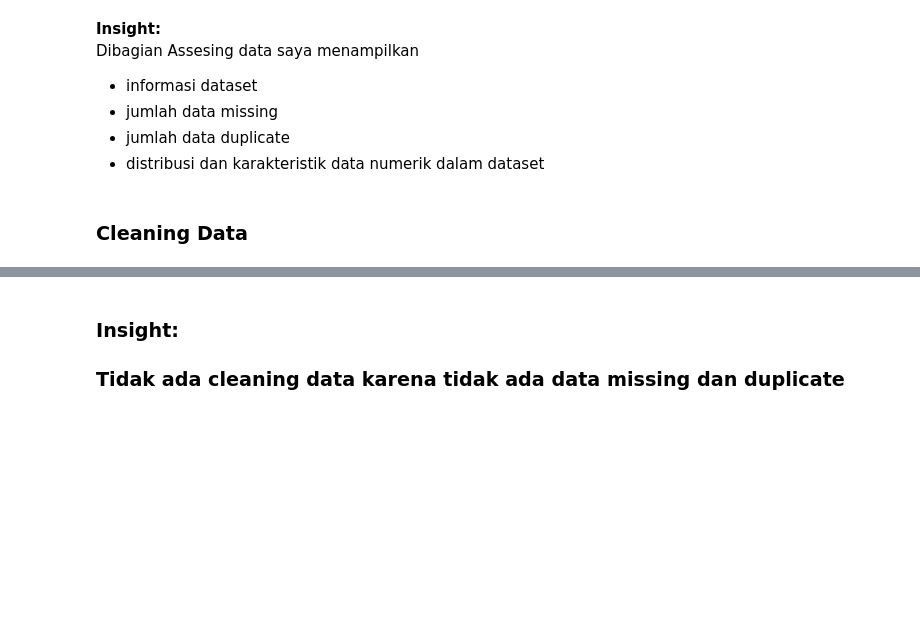
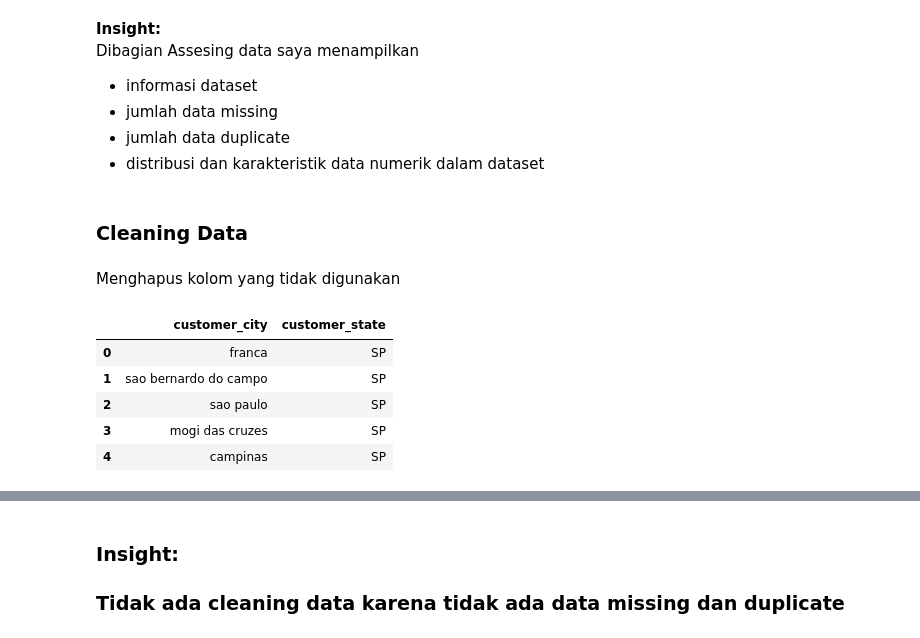
Before and after one commit to Tagenshin/Dataset, a Jupyter notebook: notebook.ipynb, the cells around one changed output, grey strips where cells are left out. Drawn from its saved outputs; the diff is of its cells as text; code cells hidden in the pictures; blank space fills up the shorter version.

```diff
--- a/notebook.ipynb
+++ b/notebook.ipynb
@@ -94,3 +94,15 @@ Dibagian Assesing data saya menampilkan
 - distribusi dan karakteristik data numerik dalam dataset
 # %% [markdown]
 ### Cleaning Data
+# %% [markdown]
+Menghapus kolom yang tidak digunakan
+# %%
+df.drop(columns=['customer_id', 'customer_unique_id', 'customer_zip_code_prefix'], inplace=True)
+df.head()
+# %% [output]
+|  | customer_city | customer_state |
+| 0 | franca | SP |
+| 1 | sao bernardo do campo | SP |
+| 2 | sao paulo | SP |
+| 3 | mogi das cruzes | SP |
+| 4 | campinas | SP |
```
Also changed, not shown: parts of 13 cells of this notebook.
